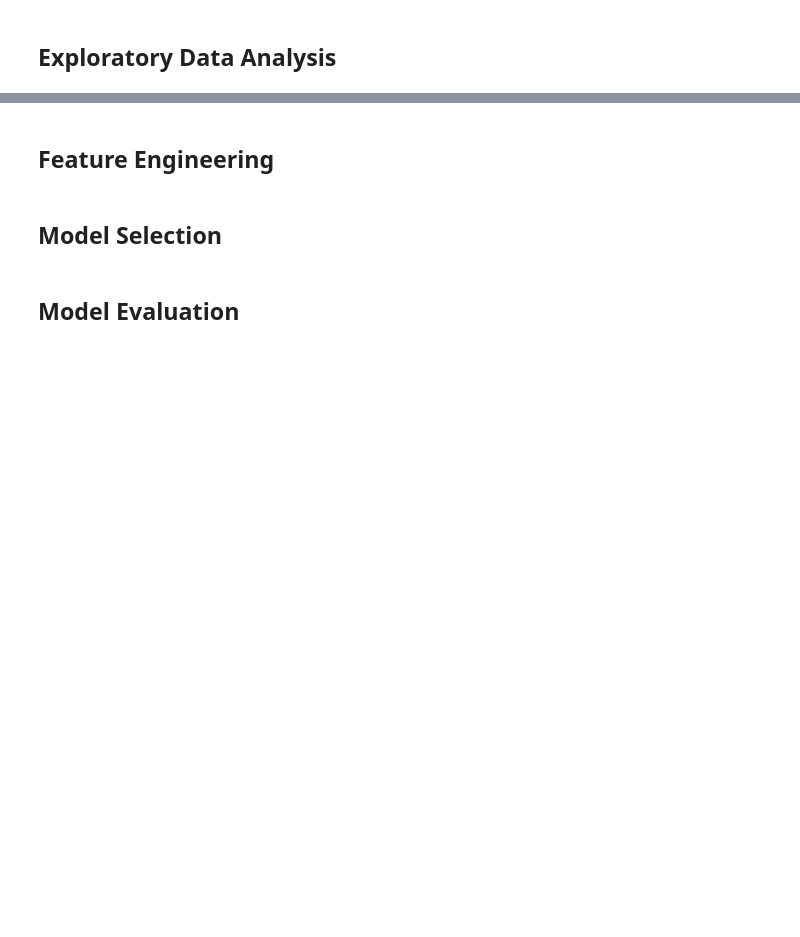
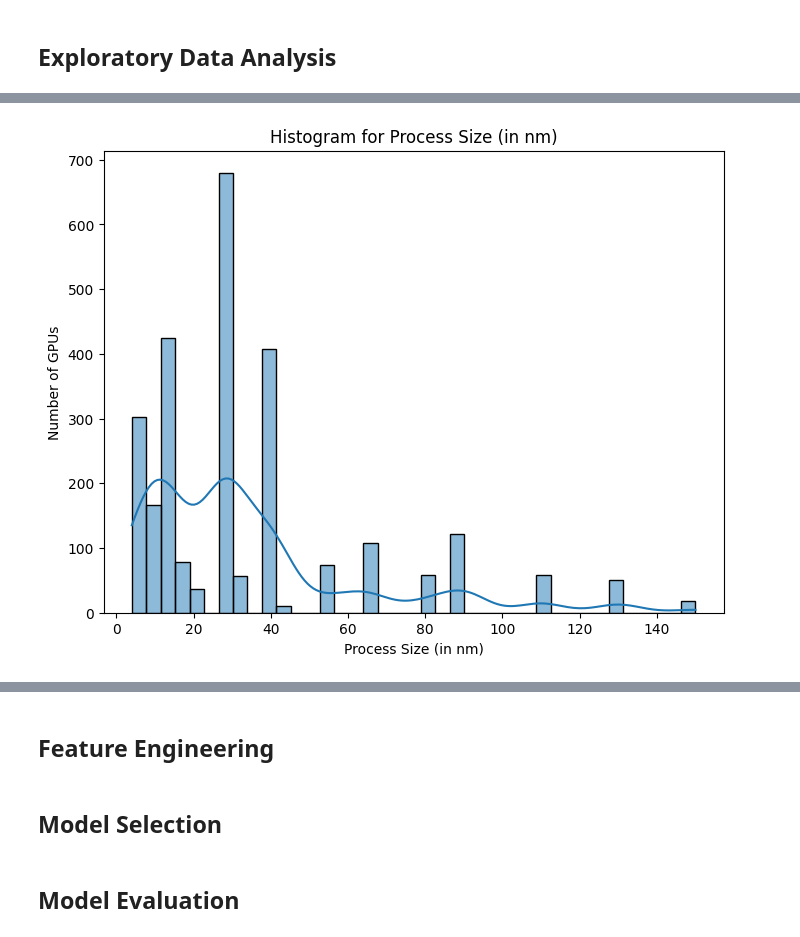
Before and after one commit to Mosh333/csca5622_final_project, a Jupyter notebook: notebooks/CSCA5622_FinalProject_ComputerHardwareExploration.ipynb, the cells around one changed output, grey strips where cells are left out. Saved outputs shown, nothing was run; the diff lists cells and outputs as text; code cells hidden in the pictures; blank space fills up the shorter version.

Commit message:
CPU Histogram done

```diff
--- a/notebooks/CSCA5622_FinalProject_ComputerHardwareExploration.ipynb
+++ b/notebooks/CSCA5622_FinalProject_ComputerHardwareExploration.ipynb
@@ -369,0 +626,91 @@ GPU Data - Header and First 5 Rows:
+# %%
+# # Load the GPU data
+gpu_data = pd.read_excel('../src/gpu_data_cleaned.xlsx')
+
+# List of GPU columns for plotting
+gpu_columns = [
+    "Process Size (in nm)",
+    "Transistors (in millions)",
+    "Density (in M / mm²)",
+    "Die Size (in mm²)",
+    "Production",
+    "Base Clock (in MHz)",
+    "Boost Clock (in MHz)",
+    "Memory Clock (in MHz)",
+    "Effective Speed (in Gbps)",
+    "Memory Size (in GB)",
+    "Memory Bus (in bit)",
+    "Bandwidth (in GB/s)",
+    "Shading Units",
+    "TMUs",
+    "ROPs",
+    "SM Count",
+    "Tensor Cores",
+    "RT Cores",
+    "L1 Cache (in KB)",
+    "L2 Cache (in MB)",
+    "Pixel Rate (in GPixel/s)",
+    "Texture Rate (in Gtexel/s)",
+    "FP16 (half, in TFLOPS)",
+    "FP32 (float, in TFLOPS)",
+    "FP64 (double, in TFLOPS)",
+    "TDP (in Watts)"
+]
+
+# Create histograms for each GPU column
+for column in gpu_columns:
+    if gpu_data[column].dtype in ['float64', 'int64']:  # Only plot numerical data
+        plt.figure(figsize=(8, 6))
+        sns.histplot(gpu_data[column].dropna(), kde=True)
+        plt.title(f'Histogram for {column.strip()}')
+        plt.xlabel(column.strip())
+        plt.ylabel('Number of GPUs')
+        plt.show()
+
+
+# # Load the GPU data
+# gpu_data = pd.read_excel('../src/gpu_data_cleaned.xlsx')
+
+# # List of GPU columns for plotting against launch price
+# gpu_columns = [
+#     "Process Size (in nm)",
+#     "Transistors (in millions)",
+#     "Density (in M / mm²)",
+#     "Die Size (in mm²)",
+#     "Base Clock (in MHz)",
+#     "Boost Clock (in MHz)",
+#     "Memory Clock (in MHz)",
+#     "Effective Speed (in Gbps)",
+#     "Memory Size (in GB)",
+#     "Memory Bus (in bit)",
+#     "Bandwidth (in GB/s)",
+#     "Shading Units",
+#     "TMUs",
+#     "ROPs",
+#     "SM Count",
+#     "Tensor Cores",
+#     "RT Cores",
+#     "L1 Cache (in KB)",
+#     "L2 Cache (in MB)",
+#     "Pixel Rate (in GPixel/s)",
+#     "Texture Rate (in Gtexel/s)",
+#     "FP16 (half, in TFLOPS)",
+#     "FP32 (float, in TFLOPS)",
+#     "FP64 (double, in TFLOPS)",
+#     "TDP (in Watts)"
+# ]
+
+# # Ensure that 'GPU - Launch Price (in USD)' is numeric
+# gpu_data['GPU - Launch Price (in USD)'] = pd.to_numeric(gpu_data['GPU - Launch Price (in USD)'], errors='coerce')
+
+# # Create scatter plots for each GPU column against launch price
+# for column in gpu_columns:
+#     if gpu_data[column].dtype in ['float64', 'int64']:  # Only plot numerical data
+#         plt.figure(figsize=(8, 6))
+#         sns.scatterplot(x=gpu_data[column], y=gpu_data['GPU - Launch Price (in USD)'])
+#         plt.title(f'Scatter plot of {column.strip()} vs Launch Price (USD)')
+#         plt.xlabel(column.strip())
+#         plt.ylabel('Launch Price (USD)')
+#         plt.show()
+# %% [output]
+[figure, added]
```
Also changed, not shown: parts of 8 cells of this notebook, 2 other files.
